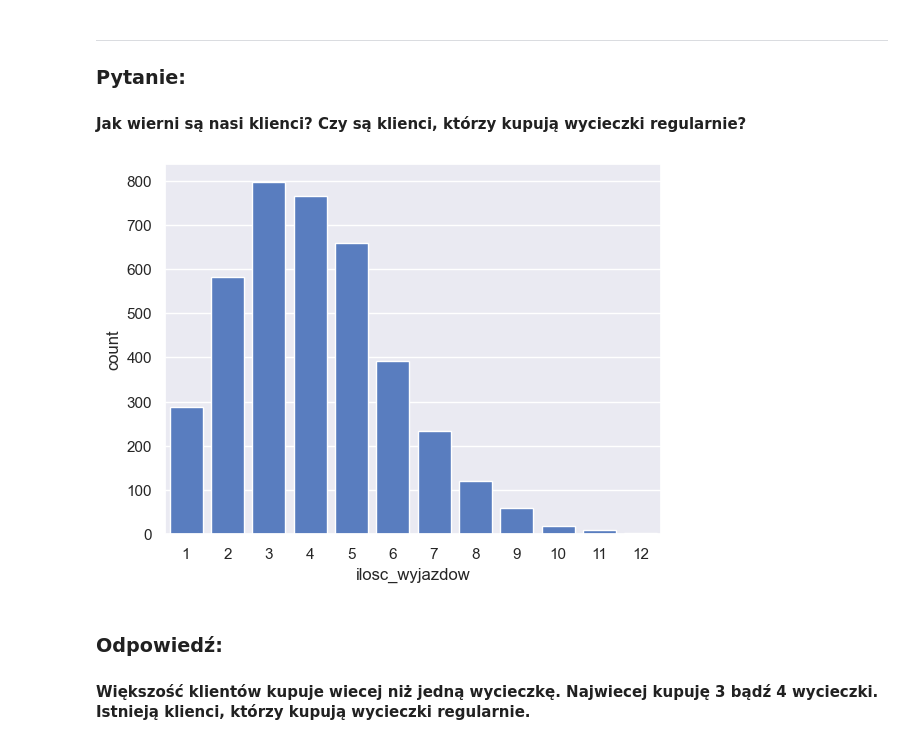
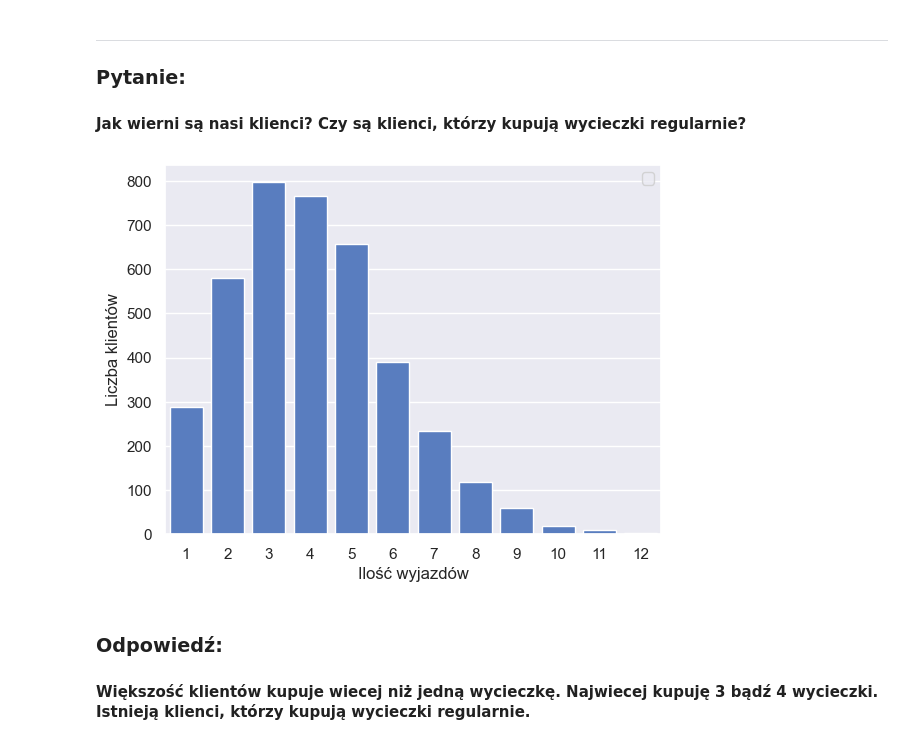
Before and after one commit to DominikJur/Travel-Agency-Data-Fill-and-Analysis, a Jupyter notebook: analysis/analysis_and_report.ipynb, the cells around one changed output. Drawn from its saved outputs; the diff is of its cells as text; code cells hidden in the pictures.

```diff
--- a/analysis/analysis_and_report.ipynb
+++ b/analysis/analysis_and_report.ipynb
@@ -42,6 +37,12 @@ sns.set_palette("muted")
 ### **Pytanie:**
 #### Ile średnio kosztuje dzień wycieczki na osobę? Jak wygląda rozkład cen wycieczek na osobę?
 # %%
+data = get_analysis_data(**params)
+data["data_rozpoczecia"] = pd.to_datetime(data["data_rozpoczecia"])
+data["kwota_na_osobe_na_dzien"] = data["kwota"] / (
+    data["ilosc_uczestnikow"] * data["ilosc_dni"]
+)
+
 mean_kwota_na_osobe_na_dzien = data["kwota_na_osobe_na_dzien"].mean()
 median_kwota_na_osobe_na_dzien = data["kwota_na_osobe_na_dzien"].median()
 
@@ -339,26 +306,17 @@ plt.show()
 ### **Pytanie:**
 #### Jak wierni są nasi klienci? Czy są klienci, którzy kupują wycieczki regularnie?
 # %%
-query = """
-SELECT
-    count(*) as ilosc_wyjazdow,
-    id_uczestnika
-FROM
-    Wycieczki_Uczestnicy
-GROUP BY
-    id_uczestnika
-"""
+customer_loyalty = get_trip_counts_data(**params)
 
-with mysql.connect(user=user, password=password, host=host, database=database) as conn:
-    customer_loyalty = pd.read_sql(query, conn)
 mean_ilosc_wyjazdow = customer_loyalty["ilosc_wyjazdow"].mean()
 median_ilosc_wyjazdow = customer_loyalty["ilosc_wyjazdow"].median()
 
 with contextlib.redirect_stdout(open(os.devnull, "w")):
-    sns.countplot(data=customer_loyalty, x="ilosc_wyjazdow")
+    ax = sns.countplot(data=customer_loyalty, x="ilosc_wyjazdow")
+    ax.set(xlabel="Ilość wyjazdów", ylabel="Liczba klientów")
     ax.legend()
 # %% [output]
-[figure, old version]
+[figure, new version]
 # %% [markdown]
 ### **Odpowiedź:**
 #### Większość klientów kupuje wiecej niż jedną wycieczkę. Najwiecej kupuję 3 bądź 4 wycieczki. Istnieją klienci, którzy kupują wycieczki regularnie.
```
Also changed, not shown: parts of 8 cells of this notebook, 2 other files.
